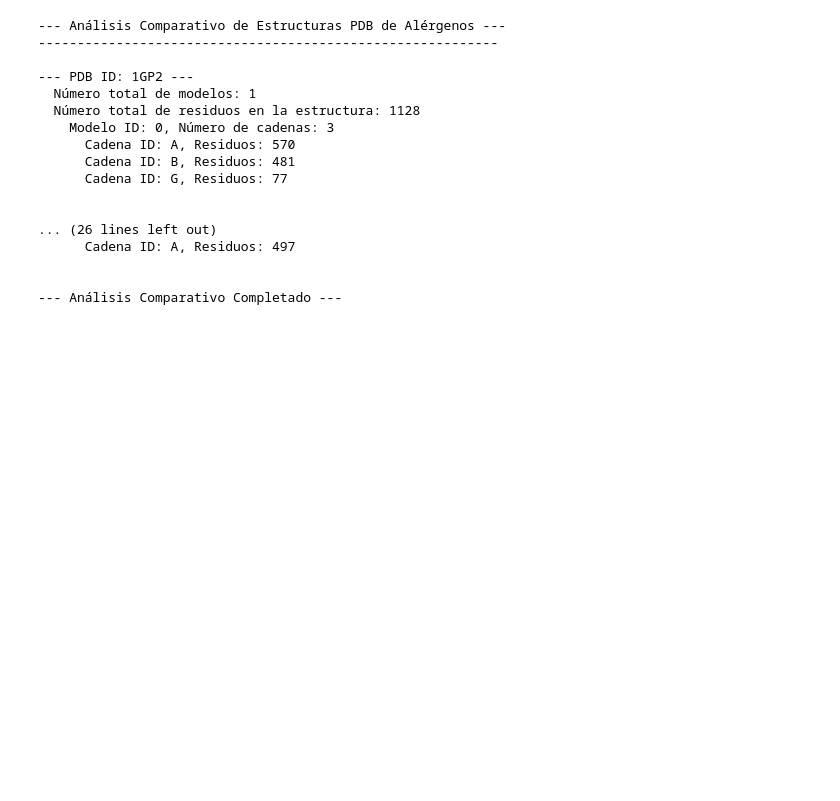
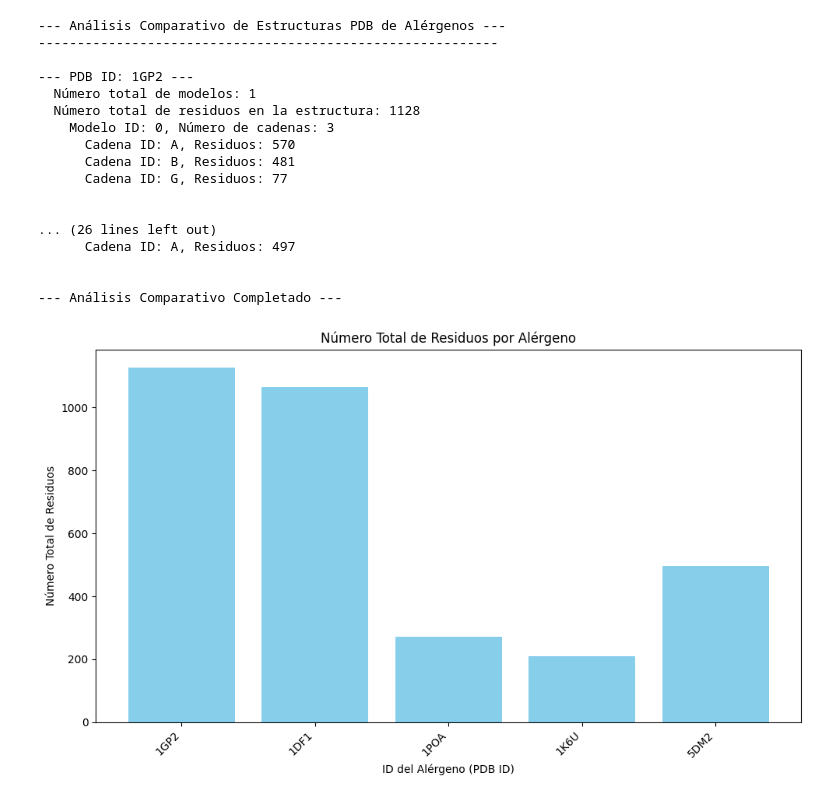
Before and after one commit to AngelTroncoso/Alergias, a Jupyter notebook: 01_Análisis_de_Estructuras_PDB.ipynb, the cells around one changed output. Cells and saved outputs as stored; diff of their text form; code cells hidden in the pictures; blank space fills up the shorter version.

```diff
--- a/01_Análisis_de_Estructuras_PDB.ipynb
+++ b/01_Análisis_de_Estructuras_PDB.ipynb
@@ -413,3 +413,26 @@ print("--- Análisis Comparativo Completado ---")
 
 
 --- Análisis Comparativo Completado ---
+# %%
+import matplotlib.pyplot as plt
+
+# Preparar los datos para la graficación
+pdb_ids = []
+total_residues = []
+
+for pdb_id, data in comparative_data.items():
+    if 'error' not in data:
+        pdb_ids.append(pdb_id)
+        total_residues.append(data['total_residues'])
+
+# Crear el gráfico de barras
+plt.figure(figsize=(10, 6))
+plt.bar(pdb_ids, total_residues, color='skyblue')
+plt.xlabel('ID del Alérgeno (PDB ID)')
+plt.ylabel('Número Total de Residuos')
+plt.title('Número Total de Residuos por Alérgeno')
+plt.xticks(rotation=45, ha='right') # Rotar etiquetas para mejor legibilidad
+plt.tight_layout() # Ajustar el diseño para evitar que las etiquetas se corten
+plt.show()
+# %% [output]
+[figure, added]
```
Also changed, not shown: parts of 11 cells of this notebook.
